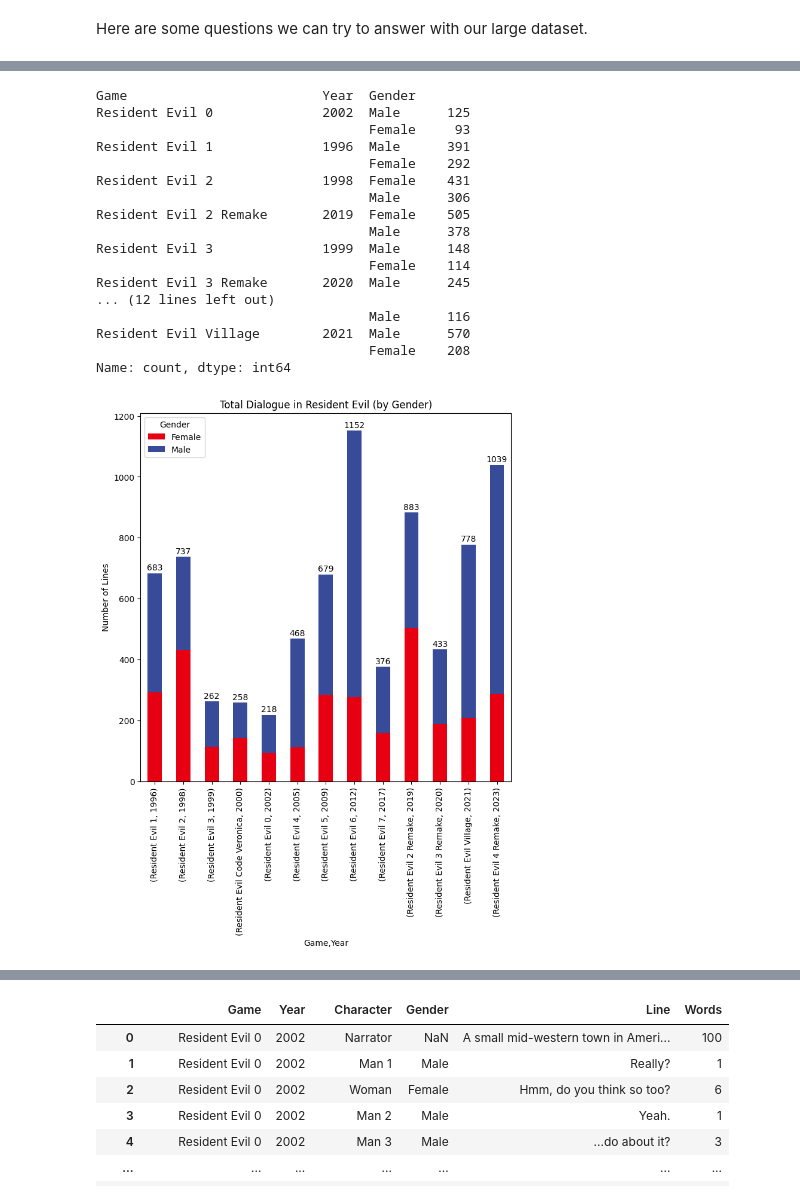
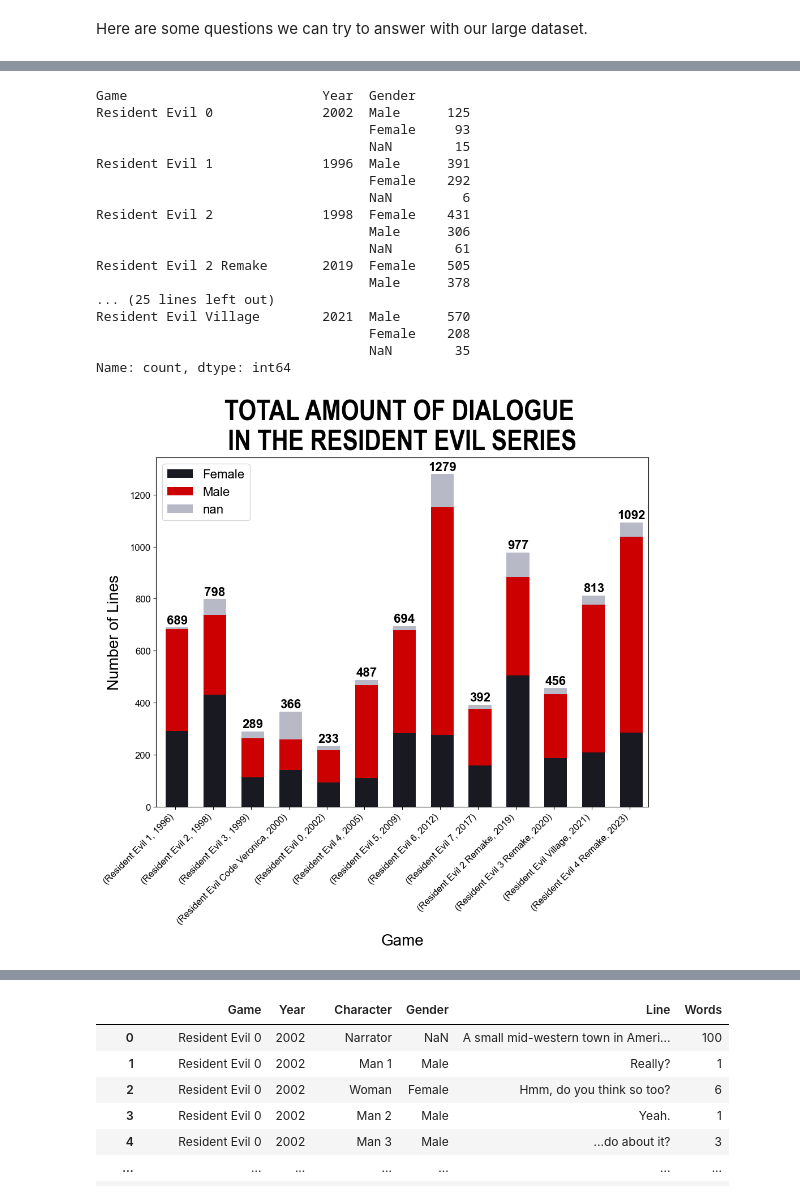
Before and after one commit to something999/is-278-resident-evil-data-viz, a Jupyter notebook: re-all-data/RE_Data_Analysis.ipynb, the cells around one changed output, grey strips where cells are left out. Saved outputs shown, nothing was run; the diff lists cells and outputs as text; code cells hidden in the pictures.

```diff
--- a/re-all-data/RE_Data_Analysis.ipynb
+++ b/re-all-data/RE_Data_Analysis.ipynb
@@ -78,0 +81,4 @@ Here are some questions we can try to answer with our large dataset.
+# %%
+# Count the number of unique characters
+re_character_counts = re_data.groupby(['Game', 'Year'])['Character'].nunique()
+re_character_counts
@@ -78,0 +144,7 @@ Here are some questions we can try to answer with our large dataset.
+# %%
+# Count the number of unique characters (again)
+re_unique_characters = re_data.drop_duplicates(subset = ['Game', 'Year', 'Character'])
+# Count the number of times a gender appears in the dataset
+re_gender_counts = re_unique_characters.groupby(['Game', 'Year'])['Gender'] \
+                                                .value_counts(dropna = False)
+re_gender_counts
@@ -123,48 +308,62 @@ plt.show()
 # %%
-# Count the frequencies within the dataset
-re_gender_counts = re_data.groupby(['Game', 'Year'])['Gender'].value_counts()
+# Group lines by gender and count the number of lines assigned to each gender
+re_gender_counts = re_data.groupby(['Game', 'Year'])['Gender']. \
+                                   value_counts(dropna = False)
 re_gender_counts
 # %% [output]
 Game                         Year  Gender
 Resident Evil 0              2002  Male      125
                                    Female     93
+                                   NaN        15
 Resident Evil 1              1996  Male      391
                                    Female    292
+                                   NaN         6
 Resident Evil 2              1998  Female    431
                                    Male      306
+                                   NaN        61
 Resident Evil 2 Remake       2019  Female    505
                                    Male      378
-Resident Evil 3              1999  Male      148
-                                   Female    114
-Resident Evil 3 Remake       2020  Male      245
-... (12 lines left out)
-                                   Male      116
+... (25 lines left out)
 Resident Evil Village        2021  Male      570
                                    Female    208
+                                   NaN        35
 Name: count, dtype: int64
 # %%
 # Create the visualization (bar chart)
-fig, ax = plt.subplots(figsize=(8, 8))
+fig, ax = plt.subplots(figsize=(10, 10))
 ax.set_title('Total Dialogue in Resident Evil (by Gender)')
 ax.set_xlabel('Game')
 ax.set_ylabel('Number of Lines')
 
 # Plot the data
 gender_counts_pivot = re_gender_counts.unstack(fill_value = 0)
 gender_counts_pivot = gender_counts_pivot.sort_index(level = 'Year')
 gender_counts_pivot.plot(kind = 'bar', stacked = True,
-                         color = ['#E70011', '#384B99'], ax = ax)
+                         color = [male_color, female_color, undefined_color],
+                         edgecolor = 'white', linewidth = 0, ax = ax)
 
 # Annotate the data
 for i, patch in enumerate(ax.patches):
+    patch.set_width(0.60)
     if (i % len(gender_counts_pivot.columns) == 0):
         total_height = int(sum(p.get_height() for p in ax.patches
                                if p.get_x() == patch.get_x()))
-        ax.annotate(f'{total_height}', (patch.get_x() + patch.get_width() / 2,
-                                          total_height + 10), ha = 'center')
+        ax.annotate(f'{total_height}',
+                      (patch.get_x() + patch.get_width() / 2,
+                       total_height + 15),
+                       ha = 'center',
+                       **anno_style)
+ax.set_title('Total Amount of Dialogue \nin the Resident Evil Series'.upper(),
+             **title_style)
+ax.set_xlabel('Game', **label_style)
+ax.set_ylabel('Number of Lines', **label_style)
+ax.legend(prop = key_style)
+plt.xticks(**tick_style, ha = 'right', rotation = 45)
+plt.yticks(**tick_style)
 
+plt.tight_layout()
 plt.show()
 # %% [output]
-[figure, old version]
+[figure, new version]
 # %%
 # An alternate way of viewing the data
```
Also changed, not shown: parts of 24 cells of this notebook, 16 other files.
